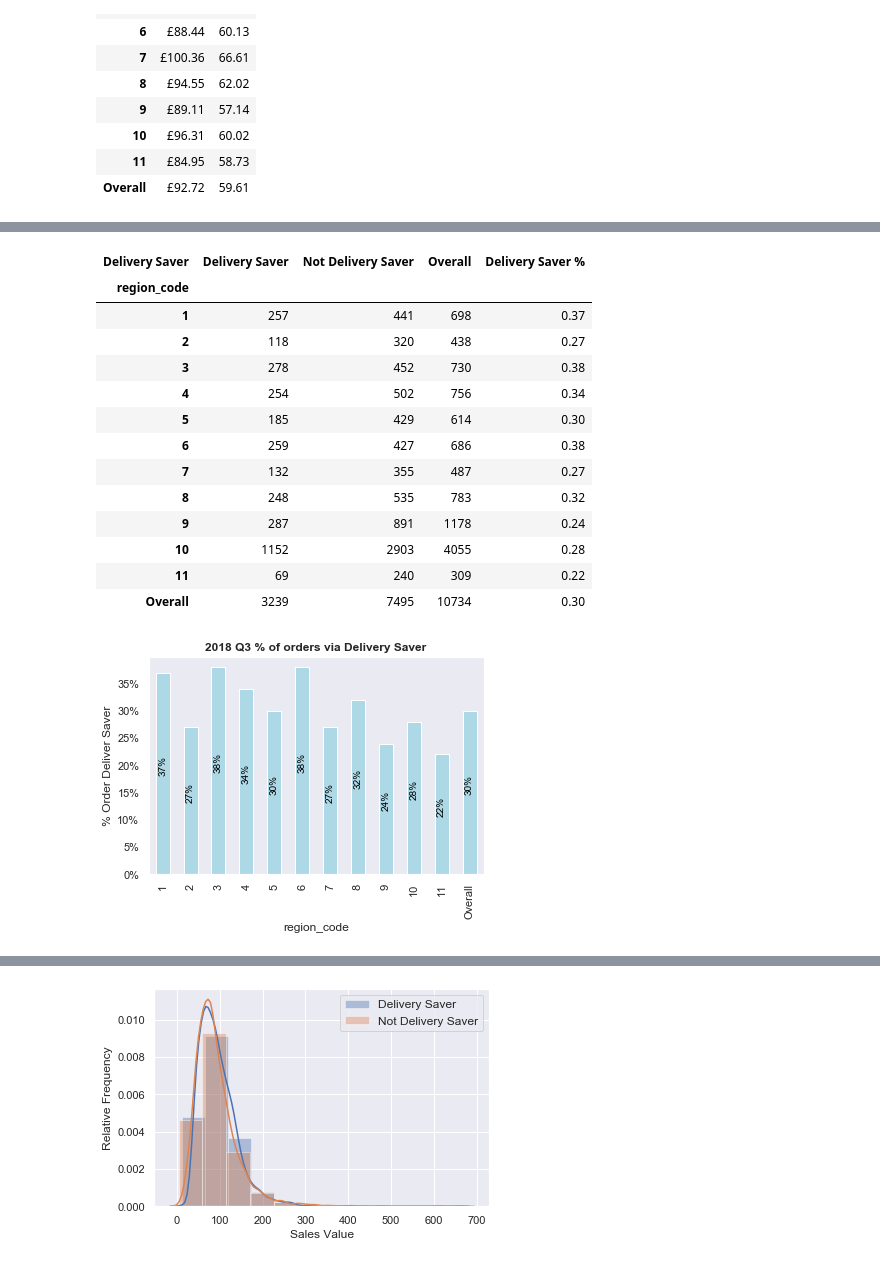
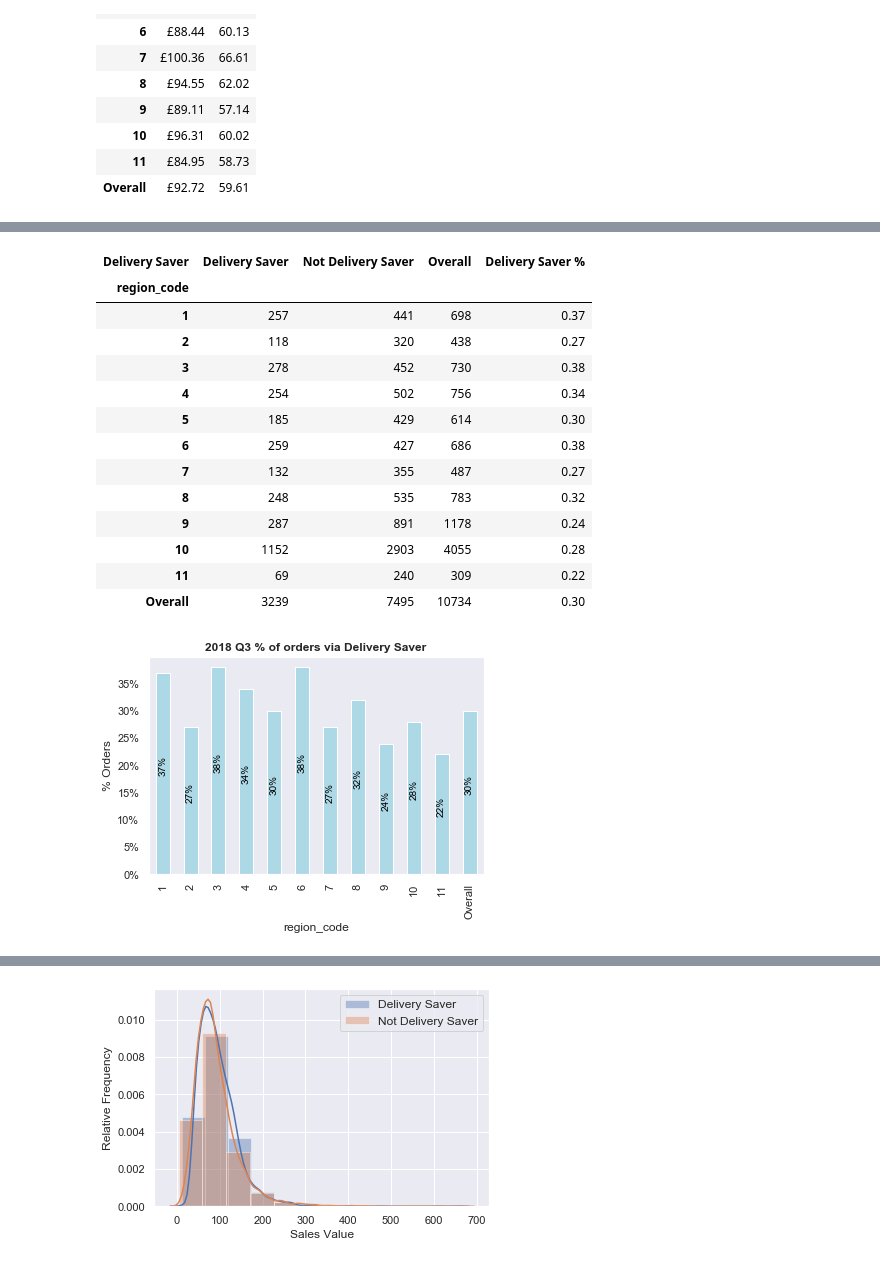
Before and after one commit to TG7789RR/TestModels, a Jupyter notebook: 2004phonecasestudy.ipynb, the cells around one changed output, grey strips where cells are left out. Drawn from its saved outputs; the diff is of its cells as text; code cells hidden in the pictures.

```diff
--- a/2004phonecasestudy.ipynb
+++ b/2004phonecasestudy.ipynb
@@ -820,7 +879,5 @@ del a,b
 # %%
-#see if there is a regional shift
-Dont use this view, as its at order level it pointless, needs to be customer spend
-
+#see if there is a regional shift - this is at order level
 a =  pd.pivot_table(data= DF
               ,values=['customer_number']
               ,index=['region_code']
@@ -858,31 +915,31 @@ for i in ax.patches:
                 )
 
 yval = ax.get_yticks()
 ax.set_yticklabels(['{:,.0%}'.format(x) for x in yval])
 ax.set_ylabel('% Orders')
 ax.grid(False)
 
 plt.title('2018 Q3 % of orders via Delivery Saver', weight='bold',  fontsize=12)
 
 plt.savefig(wd + 'deliverysaverperc.png',bbox_inches='tight')
 
 #plt.show()
 
 
 del a
 # %% [output]
 | Delivery Saver | Delivery Saver | Not Delivery Saver | Overall | Delivery Saver % |
 | region_code |  |  |  |  |
 | 1 | 257 | 441 | 698 | 0.37 |
 | 2 | 118 | 320 | 438 | 0.27 |
 | 3 | 278 | 452 | 730 | 0.38 |
 | 4 | 254 | 502 | 756 | 0.34 |
 | 5 | 185 | 429 | 614 | 0.30 |
 | 6 | 259 | 427 | 686 | 0.38 |
 | 7 | 132 | 355 | 487 | 0.27 |
 | 8 | 248 | 535 | 783 | 0.32 |
 | 9 | 287 | 891 | 1178 | 0.24 |
 | 10 | 1152 | 2903 | 4055 | 0.28 |
 | 11 | 69 | 240 | 309 | 0.22 |
 | Overall | 3239 | 7495 | 10734 | 0.30 |
-[figure, old version]
+[figure, new version]
```
Also changed, not shown: parts of 17 cells of this notebook.
